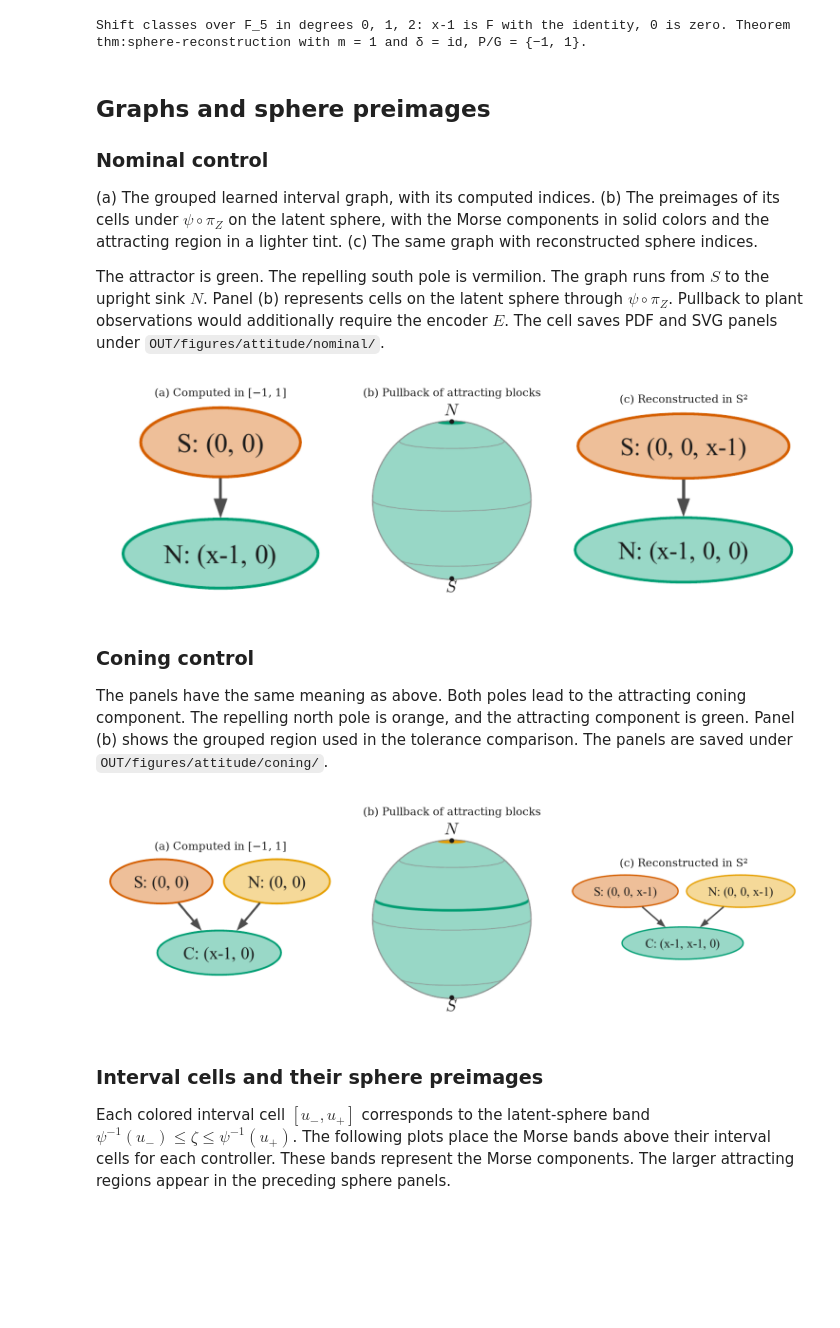
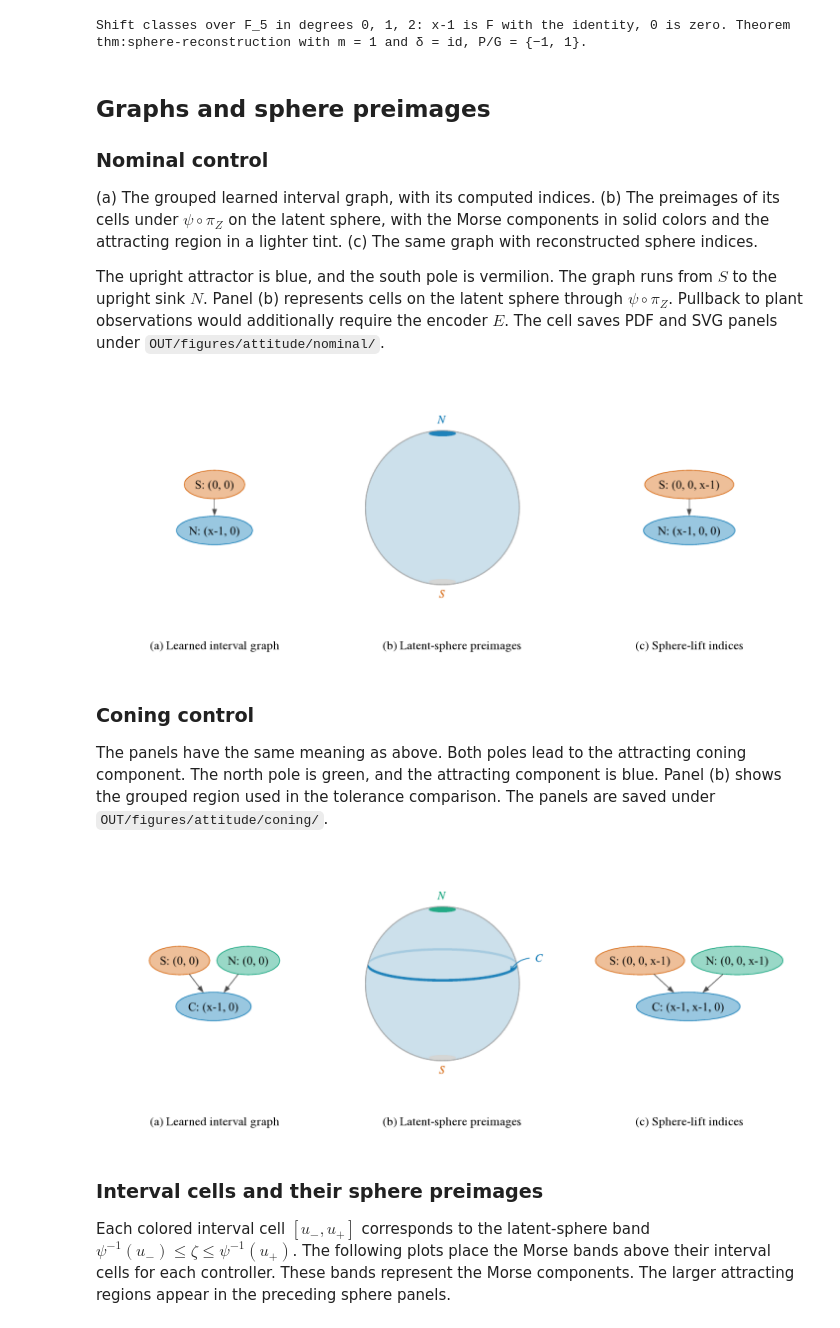
Before and after one commit to bernardorivas/2027_L4DC_EquivariantMorseGraphs, a Jupyter notebook: ex3_attitude_control.ipynb, the cells around one changed output. Drawn from its saved outputs; the diff is of its cells as text; code cells hidden in the pictures; blank space fills up the shorter version.

Commit message:
Align ex3 notebook figure styling with the manuscript

```diff
--- a/ex3_attitude_control.ipynb
+++ b/ex3_attitude_control.ipynb
@@ -68,6 +68,8 @@ For example, $(\sqrt3/2,0,1/2)$ and $(0,\sqrt3/2,1/2)$ represent the same quotie
 
 The scalar height equation makes the difference between the controllers visible. The next cell integrates it from several initial heights using `solve_ivp` and the implemented `gain` function. Solid curves show trajectories and dashed lines mark fixed heights. Under nominal control, nonpolar trajectories approach upright alignment. Under coning control, height approaches $1/4$ while the thrust direction continues to rotate.
 # %%
+import notebook_attitude_figures as presentation
+plt.rcParams.update(presentation.FONT)
 def height_rhs(t, z, policy):
     gain, _ = ac.gain(z, policy)
     return gain * (1 - z*z)
@@ -89,5 +91,5 @@ axes[0].set_ylabel("Physical height $z$")
 fig.tight_layout()
 for suffix in ("pdf", "svg"):
     fig.savefig(run.out / f"height-trajectories.{suffix}", bbox_inches="tight")
-plt.show()
+presentation.show_plot(fig)
 # %% [output]
@@ -247,6 +249,7 @@ The next plot uses those recomputed predictions. Each curve gives the componentw
 
 Comparing the curves at a fixed horizon shows how prediction accuracy differs between the two controllers.
 # %%
+plt.rcParams.update(presentation.FONT)
 fig, ax = plt.subplots(figsize=(6.6, 3.5))
 for policy, arrays in diagnostic_arrays.items():
     errors = arrays["forecast_rms"]
@@ -256,5 +259,5 @@ ax.legend()
 fig.tight_layout()
 for suffix in ("pdf", "svg"):
     fig.savefig(run.out / f"prediction-errors.{suffix}", bbox_inches="tight")
-plt.show()
+presentation.show_plot(fig)
 # %% [output]
@@ -284,6 +287,7 @@ In the displacement panel, a positive displacement moves height upward and a neg
 
 The cell uses the arrays computed above and checks that $\psi$ is increasing and fixes both endpoints.
 # %%
+plt.rcParams.update(presentation.FONT)
 fig, axes = plt.subplots(2, 3, figsize=(12, 6.5))
 for row, policy in enumerate(ac.POLICIES):
     arrays = diagnostic_arrays[policy]
@@ -310,5 +314,5 @@ for row, policy in enumerate(ac.POLICIES):
 fig.tight_layout()
 for suffix in ("pdf", "svg"):
     fig.savefig(run.out / f"coordinate-diagnostics.{suffix}", bbox_inches="tight")
-plt.show()
+presentation.show_plot(fig)
 # %% [output]
@@ -419,19 +423,38 @@ Shift classes over F_5 in degrees 0, 1, 2: x-1 is F with the identity, 0 is zero
 
 (a) The grouped learned interval graph, with its computed indices. (b) The preimages of its cells under $\psi\circ\pi_Z$ on the latent sphere, with the Morse components in solid colors and the attracting region in a lighter tint. (c) The same graph with reconstructed sphere indices.
 
-The attractor is green. The repelling south pole is vermilion. The graph runs from $S$ to the upright sink $N$. Panel (b) represents cells on the latent sphere through $\psi\circ\pi_Z$. Pullback to plant observations would additionally require the encoder $E$. The cell saves PDF and SVG panels under `OUT/figures/attitude/nominal/`.
+The upright attractor is blue, and the south pole is vermilion. The graph runs from $S$ to the upright sink $N$. Panel (b) represents cells on the latent sphere through $\psi\circ\pi_Z$. Pullback to plant observations would additionally require the encoder $E$. The cell saves PDF and SVG panels under `OUT/figures/attitude/nominal/`.
 # %%
-run.figure_nominal()
+import notebook_attitude_figures as presentation
+
+def show_controller(policy):
+    analysis = run._analysis(policy)
+    graph = analysis.merged
+    names = {node: ac.DISPLAY.get(name, name) for node, name in ac.node_names(graph).items()}
+    folder = run.out / "figures" / "attitude" / policy
+    indices = {row["node"]: row["annotations"] for row in graph.nodes}
+    lifted = {row["node"]: row["in_X"] for row in analysis.indices["learned"]}
+    knots, values = analysis.coordinate
+    paths = [
+        presentation.graph(names, graph.edges, names, policy, indices, folder / "learned-quotient"),
+        presentation.sphere(graph.boxes, graph.membership, knots, values, names, policy,
+                            folder / "learned-sphere", basin_labels=analysis.regions["labels"]),
+        presentation.graph(names, graph.edges, names, policy, lifted, folder / "learned-reconstructed"),
+    ]
+    run._figures.extend(paths)
+    presentation.show(paths, ["(a) Learned interval graph", "(b) Latent-sphere preimages", "(c) Sphere-lift indices"])
+
+show_controller("nominal")
 # %% [output]
-[figure, old version]
+[figure, new version]
 # %% [markdown]
 ### Coning control
 
-The panels have the same meaning as above. Both poles lead to the attracting coning component. The repelling north pole is orange, and the attracting component is green. Panel (b) shows the grouped region used in the tolerance comparison. The panels are saved under `OUT/figures/attitude/coning/`.
+The panels have the same meaning as above. Both poles lead to the attracting coning component. The north pole is green, and the attracting component is blue. Panel (b) shows the grouped region used in the tolerance comparison. The panels are saved under `OUT/figures/attitude/coning/`.
 # %%
-run.figure_coning()
+show_controller("coning")
 # %% [output]
-[figure, old version]
+[figure, new version]
 # %% [markdown]
 ### Interval cells and their sphere preimages
 
```
Also changed, not shown: parts of 5 cells of this notebook, 1 other file.
